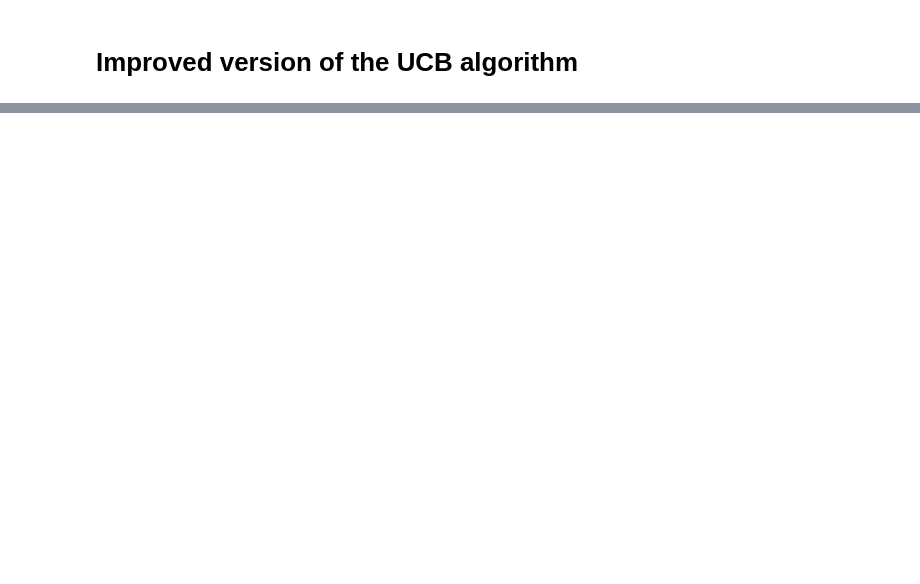
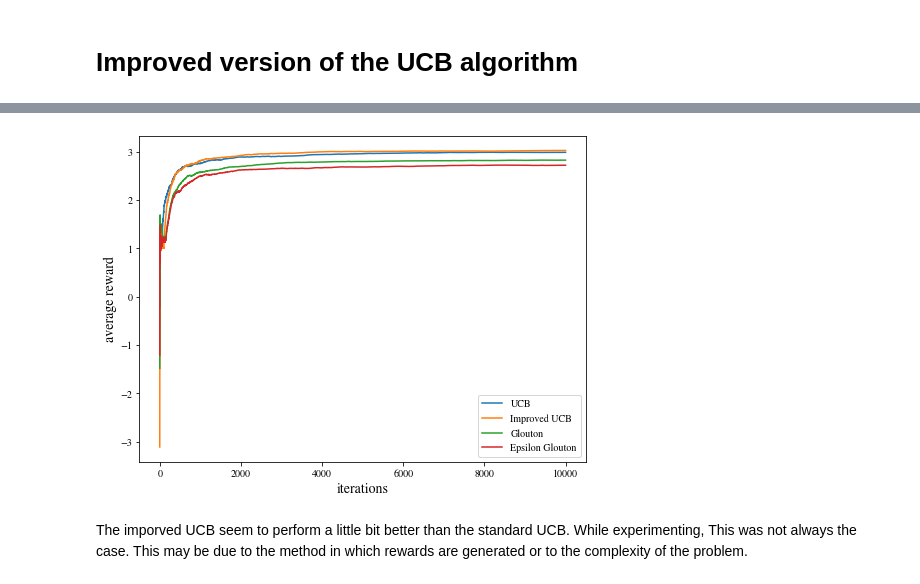
Before and after one commit to jizekki/monte-carlo, a Jupyter notebook: notebook.ipynb, the cells around one changed output, grey strips where cells are left out. Drawn from its saved outputs; the diff is of its cells as text; code cells hidden in the pictures; blank space fills up the shorter version.

```diff
--- a/notebook.ipynb
+++ b/notebook.ipynb
@@ -114,0 +114,34 @@ An imrproved version of the UCB mehtod has been implemented in the `ImprovedUCB`
+# %%
+from casino import Casino
+from algorithms import Glouton, EpsilonGlouton, UCB, ImprovedUCB
+
+
+initial_credit = 10000
+test_iterations = 3
+
+
+casino = Casino(nb=50)
+ucb = UCB(casino, initial_credit=initial_credit)
+improved_ucb = ImprovedUCB(casino, initial_credit=initial_credit)
+glouton = Glouton(casino, initial_credit=initial_credit, test_iterations=test_iterations)
+epsilon_glouton = EpsilonGlouton(casino, initial_credit=initial_credit, test_iterations=test_iterations, epsilon=0.1)
+
+ucb.do_ucb()
+glouton.do_glouton()
+epsilon_glouton.do_epsilon_glouton()
+improved_ucb.do_improved_ucb()
+
+
+plt.figure(figsize=[8, 6])
+plt.plot(ucb.avg_reward, label="UCB")
+plt.plot(improved_ucb.avg_reward, label="Improved UCB")
+plt.plot(glouton.avg_reward, label="Glouton")
+plt.plot(epsilon_glouton.avg_reward, label="Epsilon Glouton")
+plt.xlabel("iterations", fontsize=14)
+plt.ylabel("average reward", fontsize=14)
+plt.legend()
+plt.savefig("images/figure_4.jpg", dpi=400)
+# %% [output]
+[figure, added]
+# %% [markdown]
+The imporved UCB seem to perform a little bit better than the standard UCB. While experimenting, This was not always the case. This may be due to the method in which rewards are generated or to the complexity of the problem.
```
Also changed, not shown: parts of 21 cells of this notebook, 10 other files.
